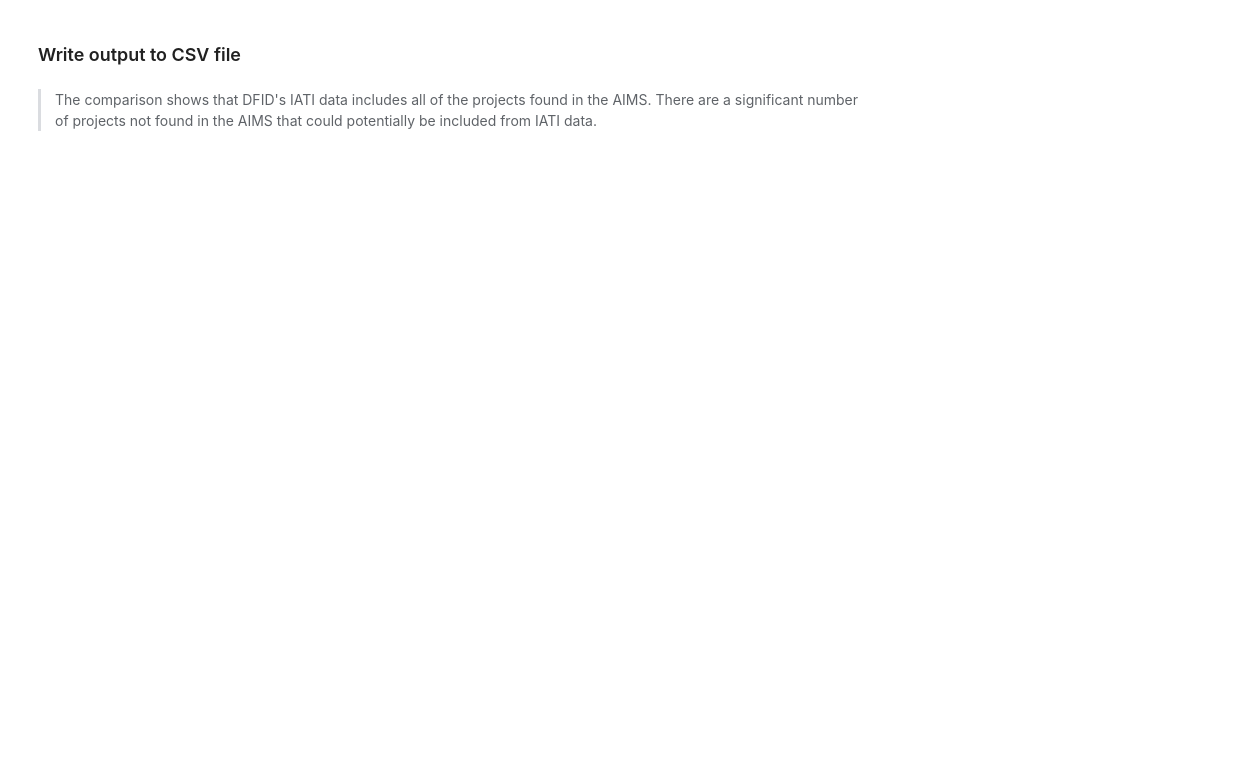
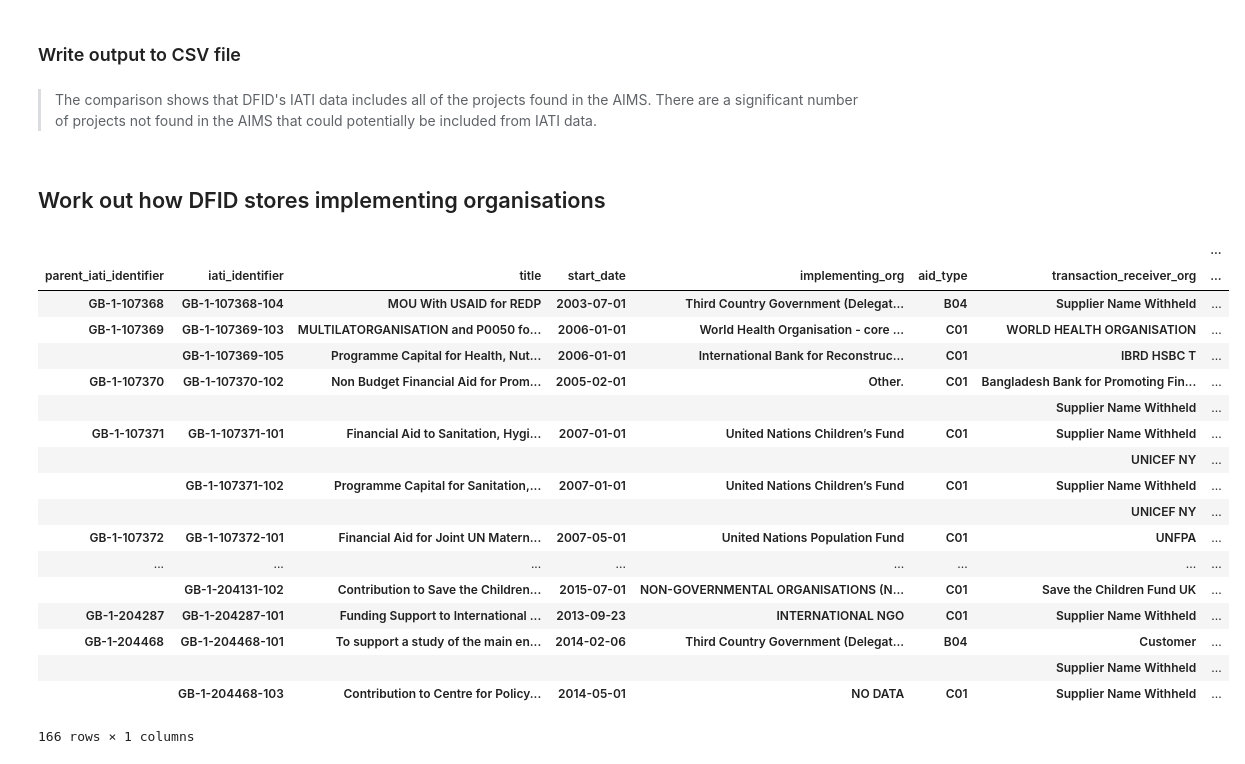
Before and after one commit to BD-IATI/donor-data, a Jupyter notebook: dfid/dfid.ipynb, the cells around one changed output. Drawn from its saved outputs; the diff is of its cells as text; code cells hidden in the pictures; blank space fills up the shorter version.

Commit message:
Do some more analysis of DFID data

```diff
--- a/dfid/dfid.ipynb
+++ b/dfid/dfid.ipynb
@@ -76,2 +72,53 @@ aims_plus_iati.to_excel("iati_projects_and_aims.xlsx", encoding='utf-8')
 # %% [markdown]
 > The comparison shows that DFID's IATI data includes all of the projects found in the AIMS. There are a significant number of projects not found in the AIMS that could potentially be included from IATI data.
+# %% [markdown]
+## Work out how DFID stores implementing organisations
+# %%
+def get_data_tr(transaction):
+    activity = transaction.getparent()
+    if activity.find("participating-org[@role='Implementing']") is not None:
+        implementing_org = activity.find("participating-org[@role='Implementing']").text
+    else:
+        implementing_org = "NO DATA"
+
+    return OrderedDict({
+        "parent_iati_identifier": unicode(activity.find("related-activity[@type='1']").get("ref")),
+        "iati_identifier": unicode(activity.find("iati-identifier").text),
+        "title": unicode(activity.find("title").text),
+        "start_date": unicode(activity.find("activity-date[@type='start-planned']").get("iso-date")),
+        "aid_type": unicode(activity.find("default-aid-type").get("code")),
+        "implementing_org": unicode(implementing_org),
+        "transaction_value": float(transaction.find("value").text),
+        "transaction_receiver_org": unicode(transaction.find("receiver-org").text),
+        "transaction_receiver_org_ref": unicode(transaction.find("receiver-org").get("ref"))
+    })
+def parse_transactions(transactions):
+    for transaction in transactions:
+        yield get_data_tr(transaction)
+# %%
+transactions = doc.xpath("//transaction[transaction-type/@code='D']")
+dp_iati_tr = pd.DataFrame(parse_transactions(transactions))
+# %%
+dp_iati_tr_grouped = dp_iati_tr.groupby(by=["parent_iati_identifier", "iati_identifier", "title", "start_date", "implementing_org", "aid_type", "transaction_receiver_org"]).sum()
+dp_iati_tr_flat = pd.DataFrame(dp_iati_tr_grouped.to_records()).sort_values(by=["parent_iati_identifier", "iati_identifier"])
+dp_iati_tr_grouped
+# %% [output]
+|  |  |  |  |  |  |  | ... |
+| parent_iati_identifier | iati_identifier | title | start_date | implementing_org | aid_type | transaction_receiver_org | ... |
+| GB-1-107368 | GB-1-107368-104 | MOU With USAID for REDP | 2003-07-01 | Third Country Government (Delegat... | B04 | Supplier Name Withheld | ... |
+| GB-1-107369 | GB-1-107369-103 | MULTILATORGANISATION and P0050 fo... | 2006-01-01 | World Health Organisation - core ... | C01 | WORLD HEALTH ORGANISATION | ... |
+|  | GB-1-107369-105 | Programme Capital for Health, Nut... | 2006-01-01 | International Bank for Reconstruc... | C01 | IBRD HSBC T | ... |
+| GB-1-107370 | GB-1-107370-102 | Non Budget Financial Aid for Prom... | 2005-02-01 | Other. | C01 | Bangladesh Bank for Promoting Fin... | ... |
+|  |  |  |  |  |  | Supplier Name Withheld | ... |
+| GB-1-107371 | GB-1-107371-101 | Financial Aid to Sanitation, Hygi... | 2007-01-01 | United Nations Children’s Fund | C01 | Supplier Name Withheld | ... |
+|  |  |  |  |  |  | UNICEF NY | ... |
+|  | GB-1-107371-102 | Programme Capital for Sanitation,... | 2007-01-01 | United Nations Children’s Fund | C01 | Supplier Name Withheld | ... |
+|  |  |  |  |  |  | UNICEF NY | ... |
+| GB-1-107372 | GB-1-107372-101 | Financial Aid for Joint UN Matern... | 2007-05-01 | United Nations Population Fund | C01 | UNFPA | ... |
+| ... | ... | ... | ... | ... | ... | ... | ... |
+|  | GB-1-204131-102 | Contribution to Save the Children... | 2015-07-01 | NON-GOVERNMENTAL ORGANISATIONS (N... | C01 | Save the Children Fund UK | ... |
+| GB-1-204287 | GB-1-204287-101 | Funding Support to International ... | 2013-09-23 | INTERNATIONAL NGO | C01 | Supplier Name Withheld | ... |
+| GB-1-204468 | GB-1-204468-101 | To support a study of the main en... | 2014-02-06 | Third Country Government (Delegat... | B04 | Customer | ... |
+|  |  |  |  |  |  | Supplier Name Withheld | ... |
+|  | GB-1-204468-103 | Contribution to Centre for Policy... | 2014-05-01 | NO DATA | C01 | Supplier Name Withheld | ... |
+166 rows × 1 columns
```
Also changed, not shown: parts of 5 cells of this notebook.
